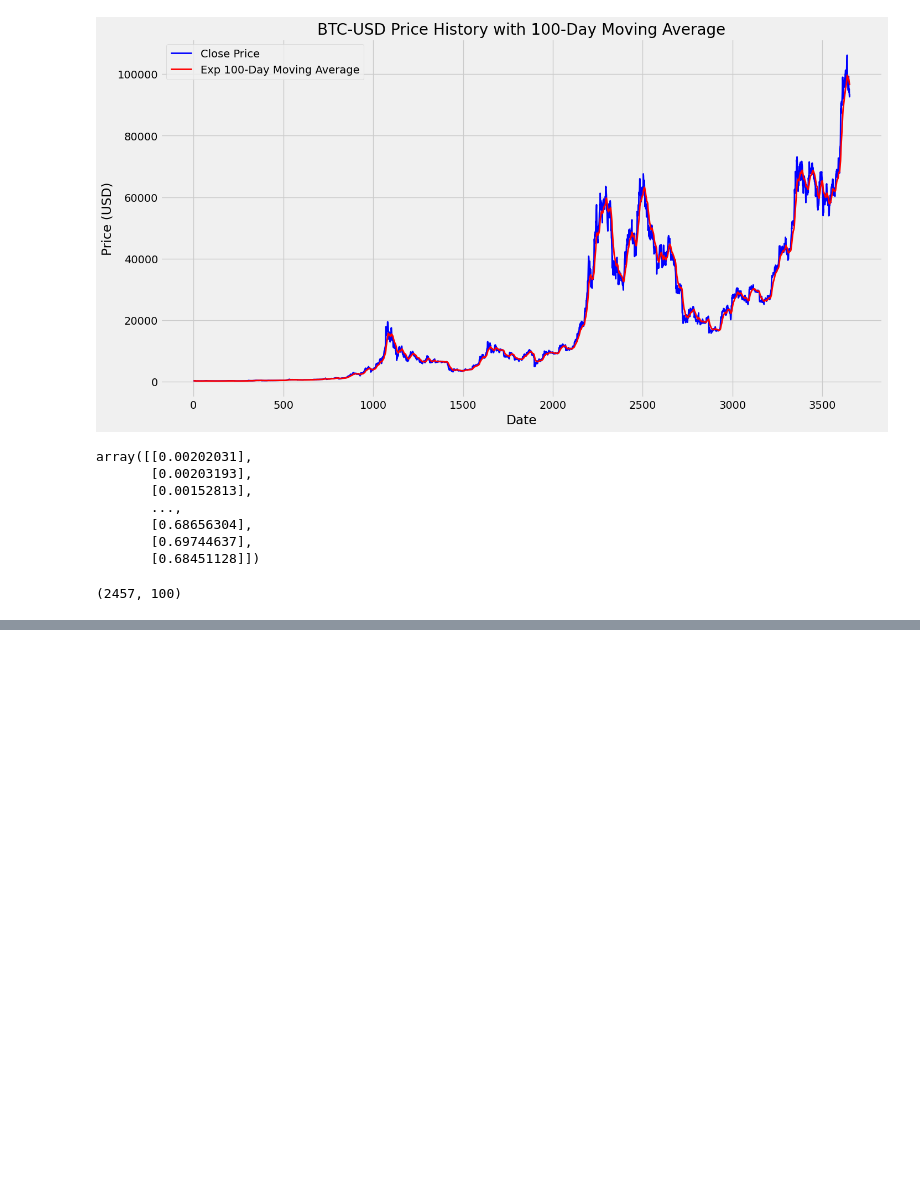
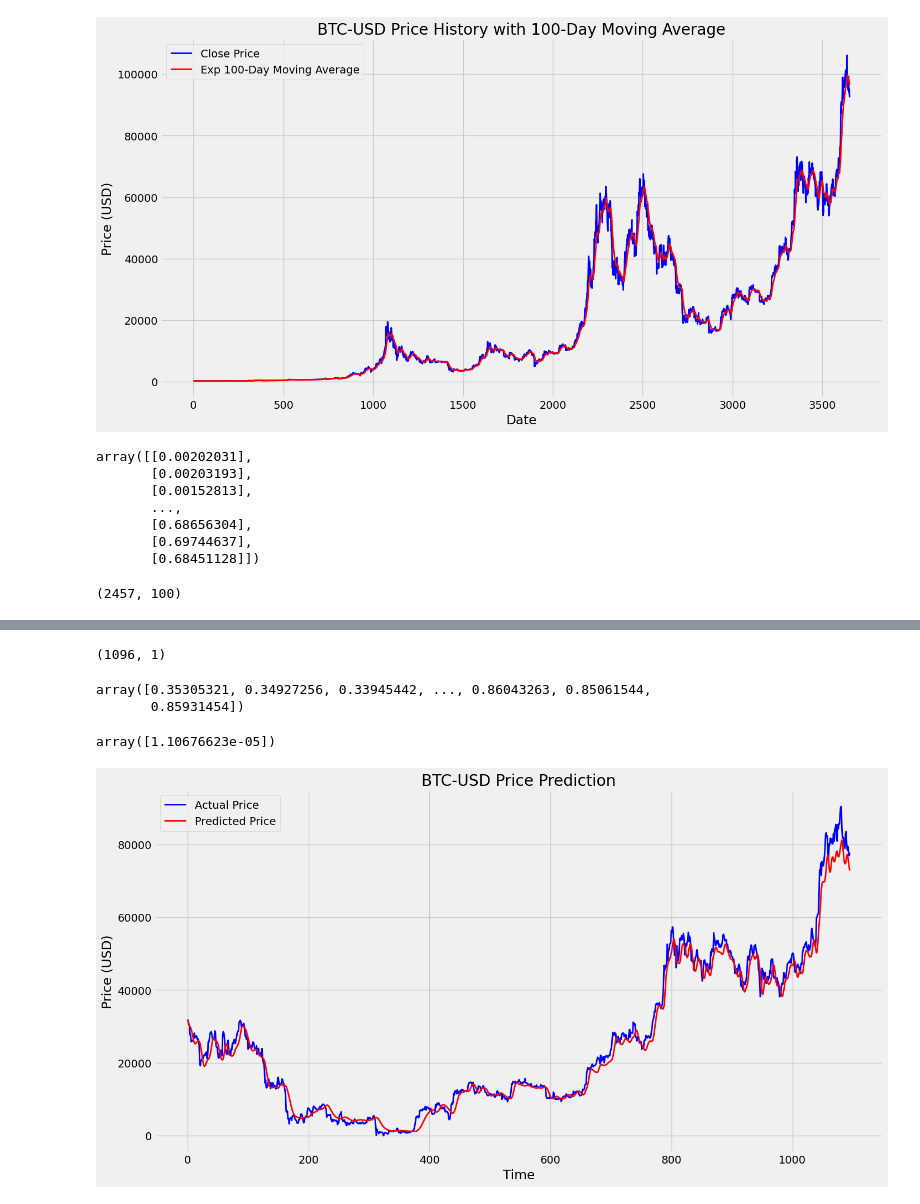
Before and after one commit to l-michalik/MICHALIK, a Jupyter notebook: Machine Learning/07_Stock Trend Prediction/main.ipynb, the cells around one changed output, grey strips where cells are left out. Drawn from its saved outputs; the diff is of its cells as text; code cells hidden in the pictures; blank space fills up the shorter version.

```diff
--- a/Machine Learning/07_Stock Trend Prediction/main.ipynb
+++ b/Machine Learning/07_Stock Trend Prediction/main.ipynb
@@ -240,0 +295,9 @@ model.add(Dropout(0.2))
+# %%
+x_test = []
+y_test = []
+
+for i in range(100, input_data.shape[0]):
+    x_test.append(input_data[i-100:i])
+    y_test.append(input_data[i, 0])
+# %%
+x_test, y_test = numpy.array(x_test), numpy.array(y_test)
@@ -240,0 +308,2 @@ model.add(Dropout(0.2))
+# %%
+y_predicited = model.predict(x_test)
@@ -240,0 +312,28 @@ model.add(Dropout(0.2))
+# %%
+y_predicited.shape
+# %% [output]
+(1096, 1)
+# %%
+y_test
+# %% [output]
+array([0.35305321, 0.34927256, 0.33945442, ..., 0.86043263, 0.85061544,
+       0.85931454])
+# %%
+scaler.scale_
+# %% [output]
+array([1.10676623e-05])
+# %%
+scaler_factor = 1 / scaler.scale_[0]
+y_predicited = y_predicited * scaler_factor
+y_test = y_test * scaler_factor
+# %%
+plt.figure(figsize=(15, 8))
+plt.plot(y_test, label='Actual Price', color='blue', linewidth=2)
+plt.plot(y_predicited, label='Predicted Price', color='red', linewidth=2)
+plt.title(f'{stock} Price Prediction')
+plt.xlabel('Time')
+plt.ylabel('Price (USD)')
+plt.legend()
+plt.show()
+# %% [output]
+[figure, added]
```
Also changed, not shown: parts of 8 cells of this notebook.
